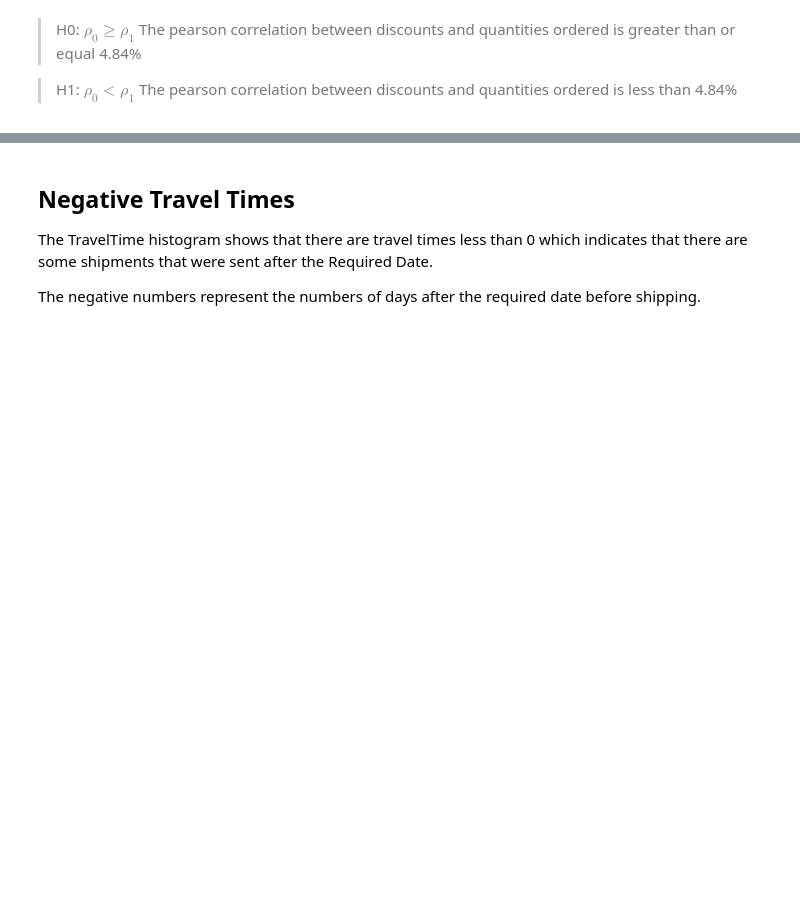
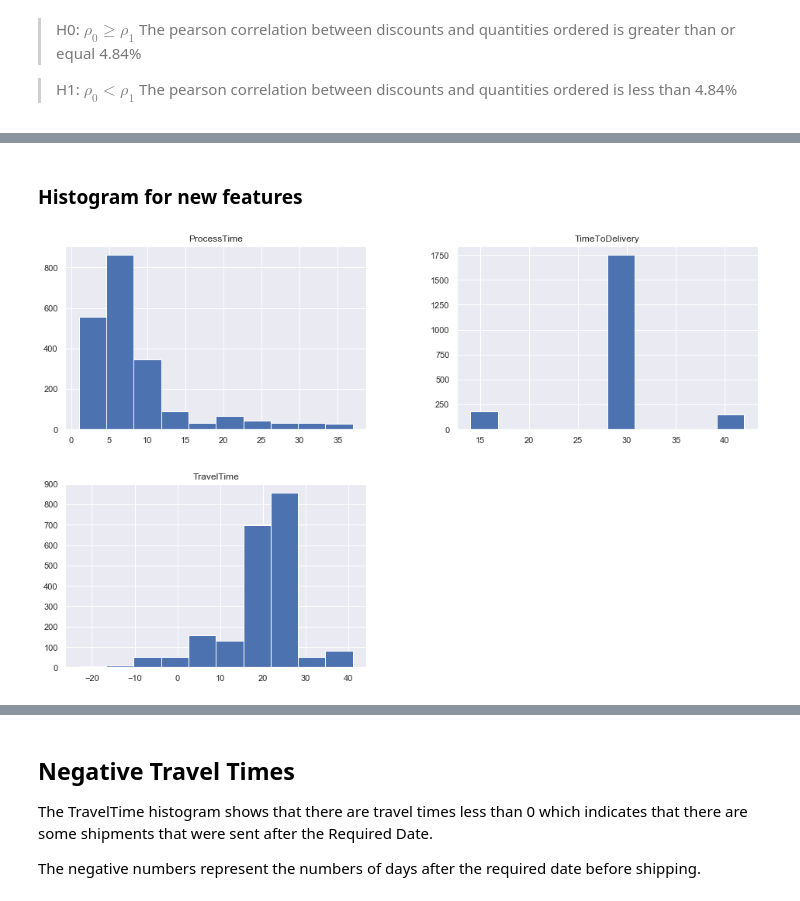
Before and after one commit to nitdip/dsc-2-final-project-online-ds-pt-100118, a Jupyter notebook: student.ipynb, the cells around one changed output, grey strips where cells are left out. Drawn from its saved outputs; the diff is of its cells as text; code cells hidden in the pictures; blank space fills up the shorter version.

```diff
--- a/student.ipynb
+++ b/student.ipynb
@@ -644,0 +548,4 @@ process_time.hist(figsize=(16, 10));
+# %%
+test_df = pd.merge(orderdetail2, orders2, how=('inner'), left_on='Id', right_on='OrderId')
+# %%
+test_df2 = pd.merge(test_df, product2, how=('inner'), left_on='ProductId', right_on='Id')
@@ -644,0 +563,15 @@ process_time.hist(figsize=(16, 10));
+# %%
+# Process time: Time from order to ship
+test_df2['ProcessTime'] = test_df2['ShippedDate'] - test_df2['OrderDate']
+
+# TravelTime: Time it takes from being shipped to reaching the customer
+test_df2['TravelTime'] = test_df2['RequiredDate'] - test_df2['ShippedDate']
+
+# TimeToDelivery: Time it takes from order date to customer
+test_df2['TimeToDelivery'] = test_df2['RequiredDate'] - test_df2['OrderDate']
+
+# The following code changes the dateTime to integers
+test_df2['ProcessTime'] = test_df2['ProcessTime'].dt.days
+test_df2['TimeToDelivery'] = test_df2['TimeToDelivery'].dt.days
+test_df2['TravelTime'] = test_df2['TravelTime'].dt.days
+test_df2.head()
@@ -644,0 +585,3 @@ process_time.hist(figsize=(16, 10));
+# %%
+# dropping 20 NA values
+test_df2.dropna(inplace=True)
@@ -644,0 +603,7 @@ process_time.hist(figsize=(16, 10));
+# %% [markdown]
+### Histogram for new features
+# %%
+#histogram for ['OrderDate', 'ShippedDate', 'RequiredDate']
+test_df2[['ProcessTime', 'TimeToDelivery', 'TravelTime']].hist(figsize=(16, 10));
+# %% [output]
+[figure, added]
```
Also changed, not shown: parts of 48 cells of this notebook.
